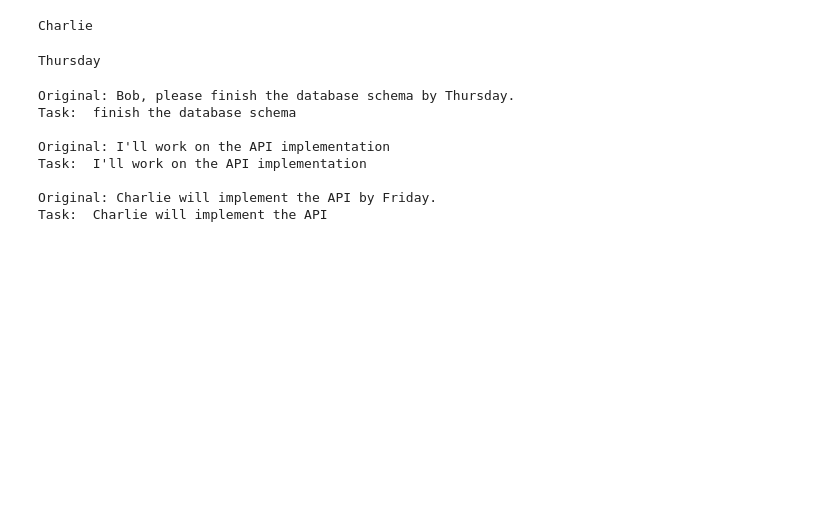
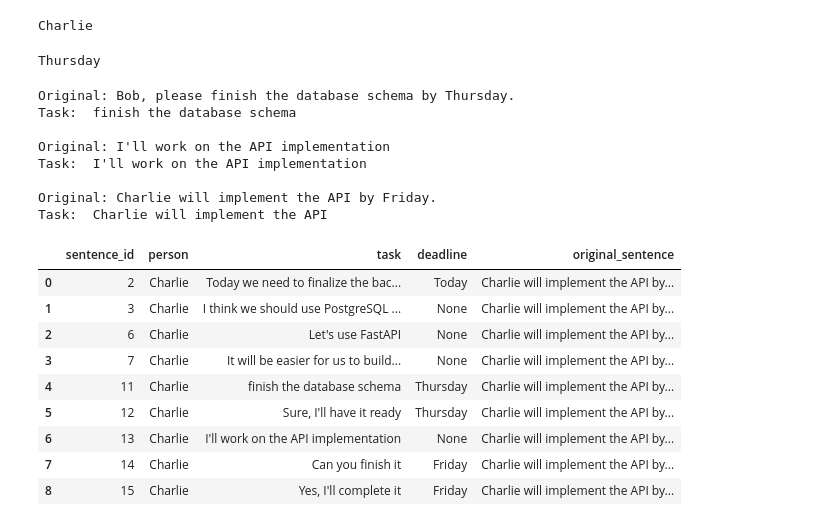
Before and after one commit to umang0015/Meeting-Intelligence-System, a Jupyter notebook: Meeting_Intelligence_System.ipynb, the cells around one changed output. Drawn from its saved outputs; the diff is of its cells as text; code cells hidden in the pictures; blank space fills up the shorter version.

```diff
--- a/Meeting_Intelligence_System.ipynb
+++ b/Meeting_Intelligence_System.ipynb
@@ -675,3 +675,37 @@ Task:  I'll work on the API implementation
 
 Original: Charlie will implement the API by Friday.
 Task:  Charlie will implement the API
+# %%
+# now combining person + task + deadlines
+structured_action_items= []
+for _, row in action_items_df.iterrows():
+  sentence_id = row["sentence_id"]
+  speaker = row["speaker"]
+
+  person = get_responsible_person(sentence , speaker)
+
+  task = extract_task(row["sentence"])
+
+  deadline = get_deadline(row["sentence"])
+
+  structured_action_items.append({
+      "sentence_id": row["sentence_id"] ,
+      "person" : person ,
+      "task" : task,
+      "deadline" : deadline,
+      "original_sentence" : sentence
+  })
+
+structured_action_items_df = pd.DataFrame(structured_action_items)
+structured_action_items_df
+# %% [output]
+|  | sentence_id | person | task | deadline | original_sentence |
+| 0 | 2 | Charlie | Today we need to finalize the bac... | Today | Charlie will implement the API by... |
+| 1 | 3 | Charlie | I think we should use PostgreSQL ... | None | Charlie will implement the API by... |
+| 2 | 6 | Charlie | Let's use FastAPI | None | Charlie will implement the API by... |
+| 3 | 7 | Charlie | It will be easier for us to build... | None | Charlie will implement the API by... |
+| 4 | 11 | Charlie | finish the database schema | Thursday | Charlie will implement the API by... |
+| 5 | 12 | Charlie | Sure, I'll have it ready | Thursday | Charlie will implement the API by... |
+| 6 | 13 | Charlie | I'll work on the API implementation | None | Charlie will implement the API by... |
+| 7 | 14 | Charlie | Can you finish it | Friday | Charlie will implement the API by... |
+| 8 | 15 | Charlie | Yes, I'll complete it | Friday | Charlie will implement the API by... |
```
Also changed, not shown: parts of 8 cells of this notebook.
